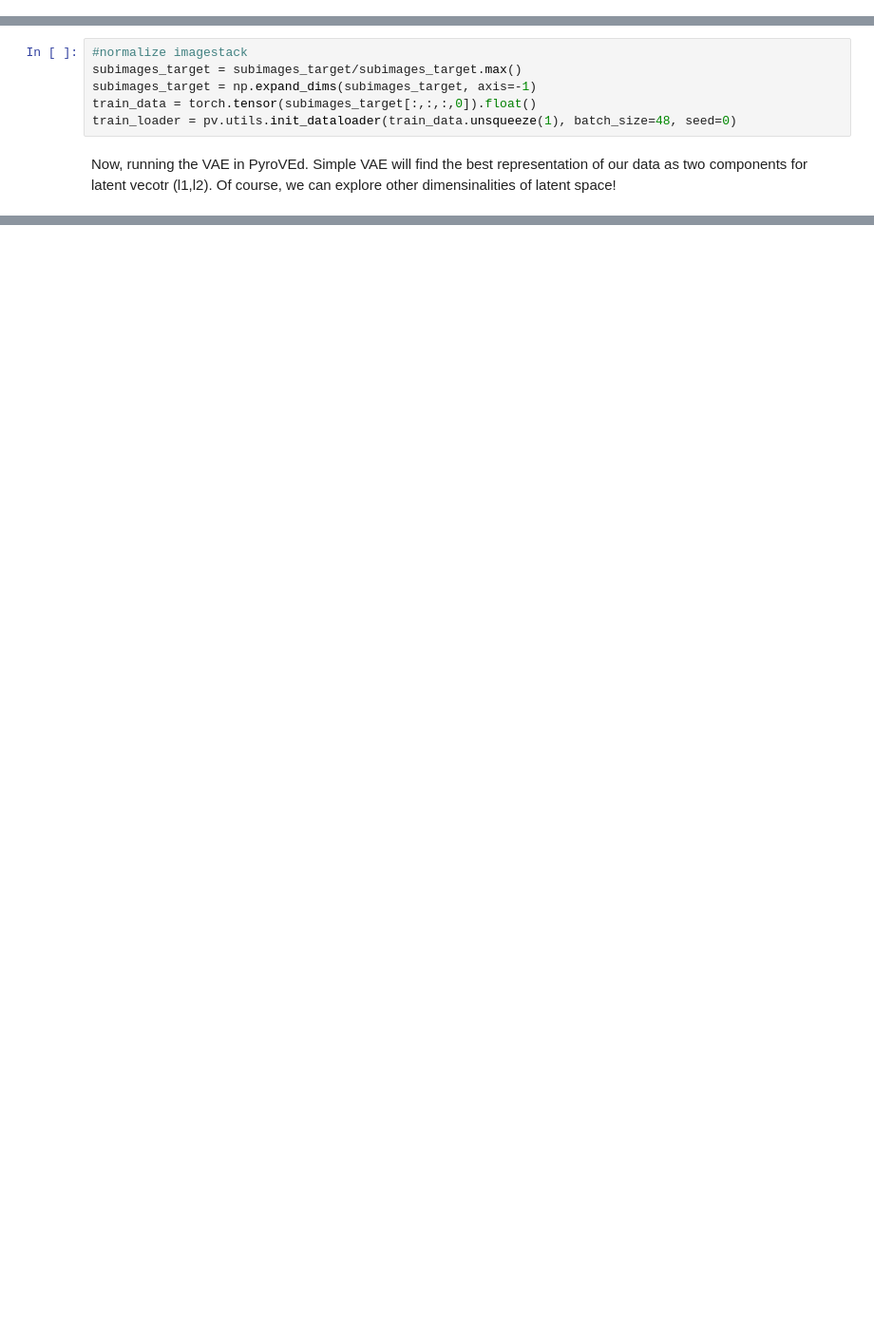
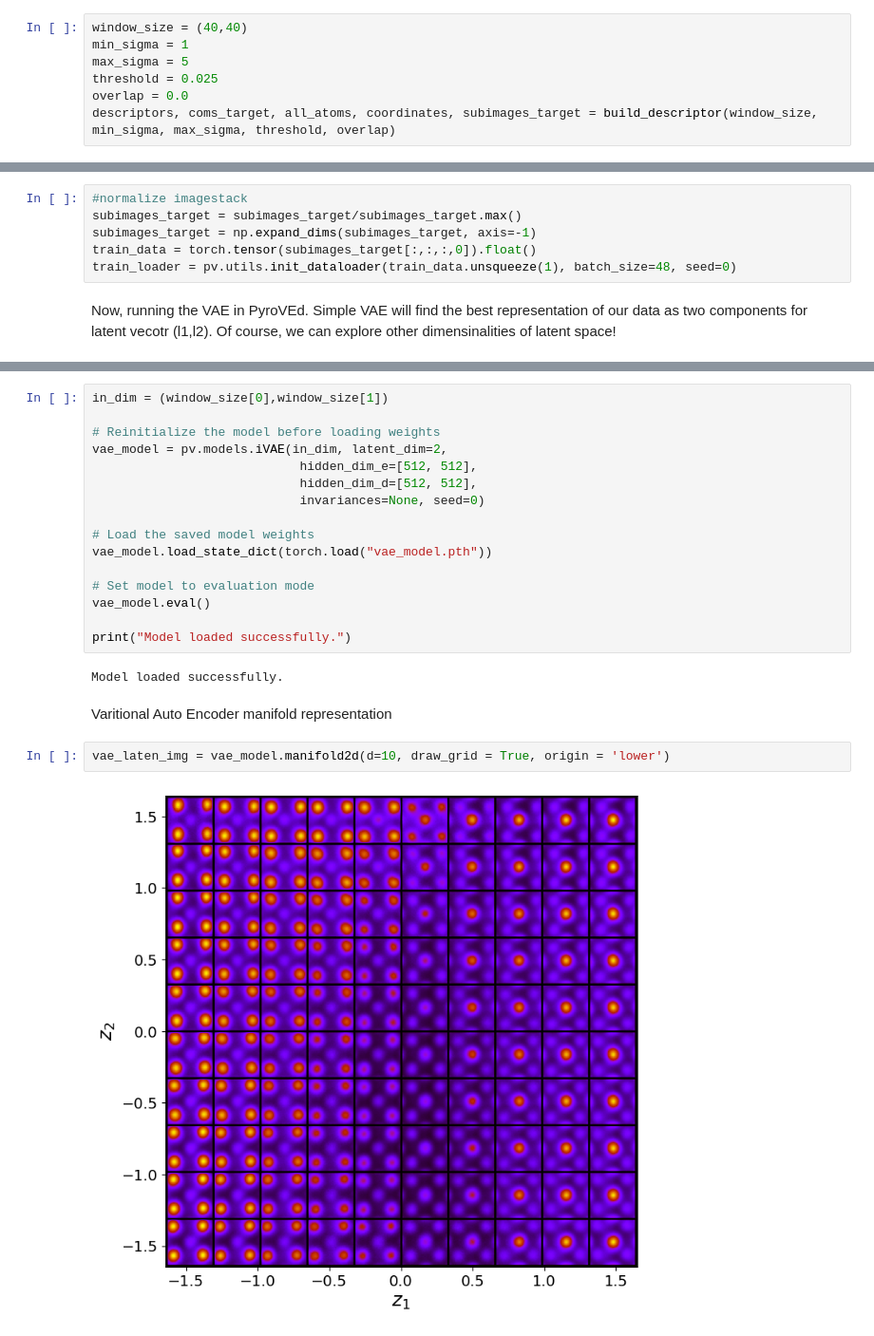
Before and after one commit to msa-em/variational-autoencoders, a Jupyter notebook: notebooks/VAE_notebook.ipynb, the cells around one changed output, grey strips where cells are left out. Shown at 95% size. Saved outputs shown, nothing was run; the diff lists cells and outputs as text; blank space fills up the shorter version.

Commit message:
VAE placeholder and weights added

```diff
--- a/notebooks/VAE_notebook.ipynb
+++ b/notebooks/VAE_notebook.ipynb
@@ -56,0 +134,7 @@ import ipywidgets
+# %%
+window_size = (40,40)
+min_sigma = 1
+max_sigma = 5
+threshold = 0.025
+overlap = 0.0
+descriptors, coms_target, all_atoms, coordinates, subimages_target = build_descriptor(window_size, min_sigma, max_sigma, threshold, overlap)
@@ -79,0 +179,24 @@ for e in range(10):
+# %%
+in_dim = (window_size[0],window_size[1])
+
+# Reinitialize the model before loading weights
+vae_model = pv.models.iVAE(in_dim, latent_dim=2,
+                            hidden_dim_e=[512, 512],
+                            hidden_dim_d=[512, 512],
+                            invariances=None, seed=0)
+
+# Load the saved model weights
+vae_model.load_state_dict(torch.load("vae_model.pth"))
+
+# Set model to evaluation mode
+vae_model.eval()
+
+print("Model loaded successfully.")
+# %% [output]
+Model loaded successfully.
+# %% [markdown]
+Varitional Auto Encoder manifold representation
+# %%
+vae_laten_img = vae_model.manifold2d(d=10, draw_grid = True, origin = 'lower')
+# %% [output]
+[figure, added]
```
Also changed, not shown: parts of 16 cells of this notebook, 6 other files.
